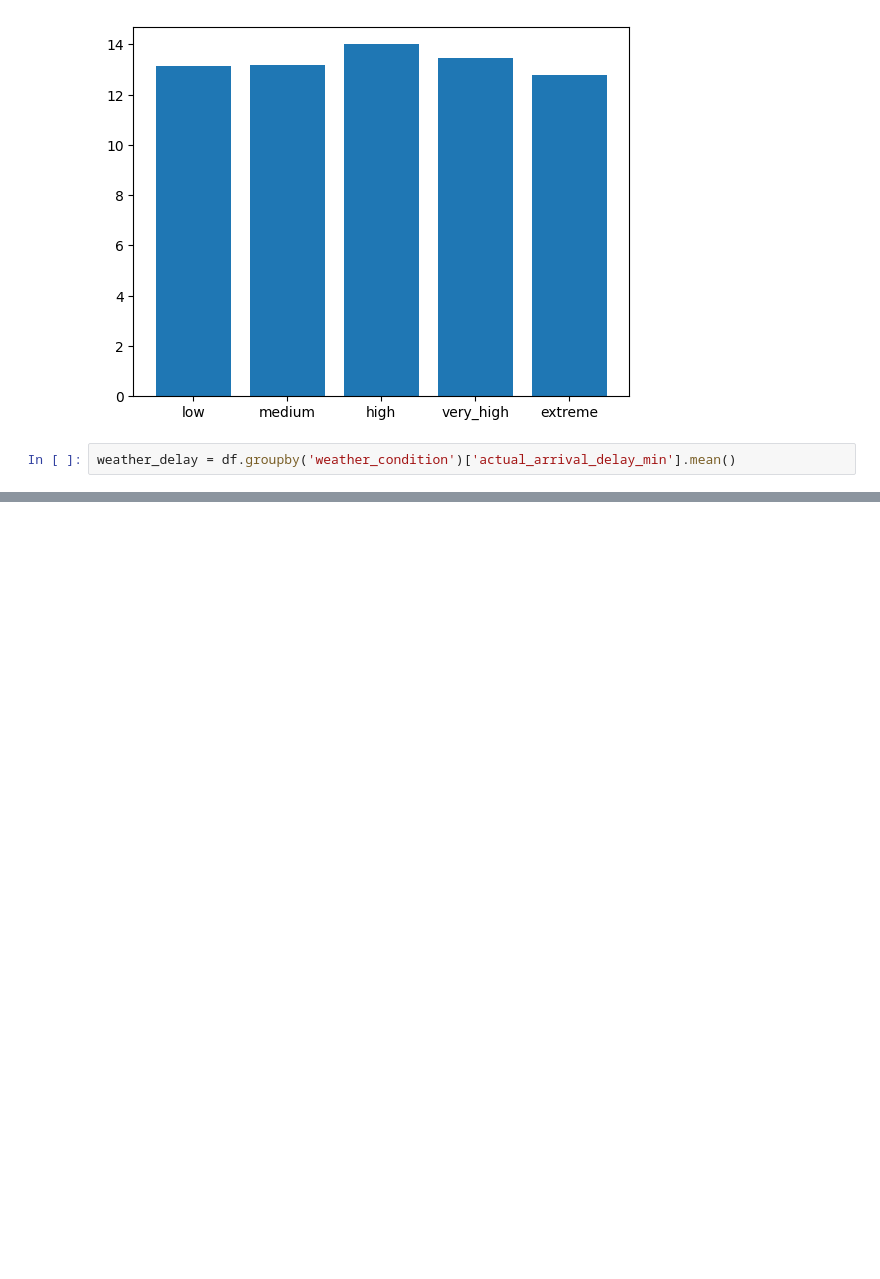
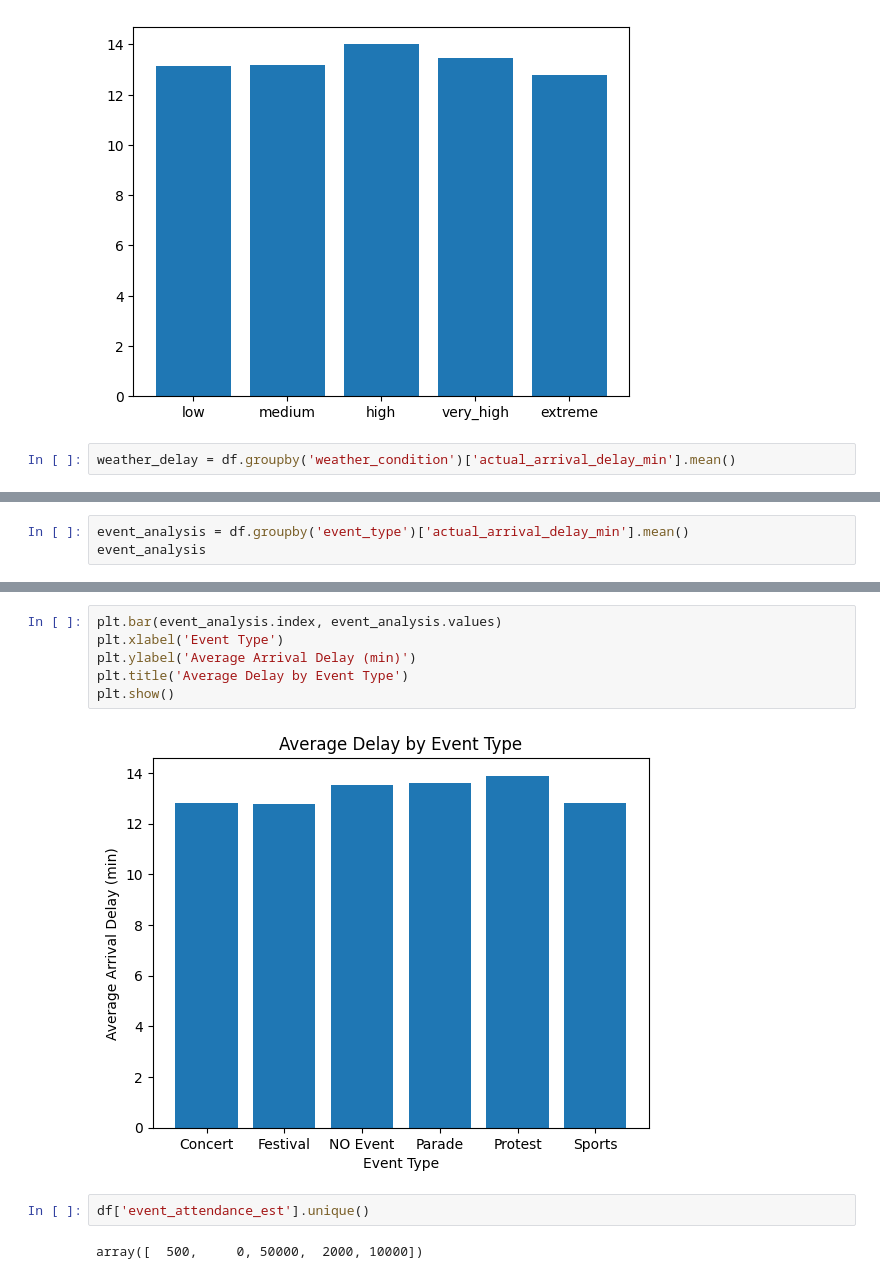
Before and after one commit to Prakalp-74/Public_Transport_delay, a Jupyter notebook: public.ipynb, the cells around one changed output, grey strips where cells are left out. Cells and saved outputs as stored; diff of their text form; blank space fills up the shorter version.

```diff
--- a/public.ipynb
+++ b/public.ipynb
@@ -307,0 +308,3 @@ plt.show()
+# %%
+event_analysis = df.groupby('event_type')['actual_arrival_delay_min'].mean()
+event_analysis
@@ -307,0 +320,12 @@ plt.show()
+# %%
+plt.bar(event_analysis.index, event_analysis.values)
+plt.xlabel('Event Type')
+plt.ylabel('Average Arrival Delay (min)')
+plt.title('Average Delay by Event Type')
+plt.show()
+# %% [output]
+[figure, added]
+# %%
+df['event_attendance_est'].unique()
+# %% [output]
+array([  500,     0, 50000,  2000, 10000])
```
Also changed, not shown: parts of 5 cells of this notebook.
